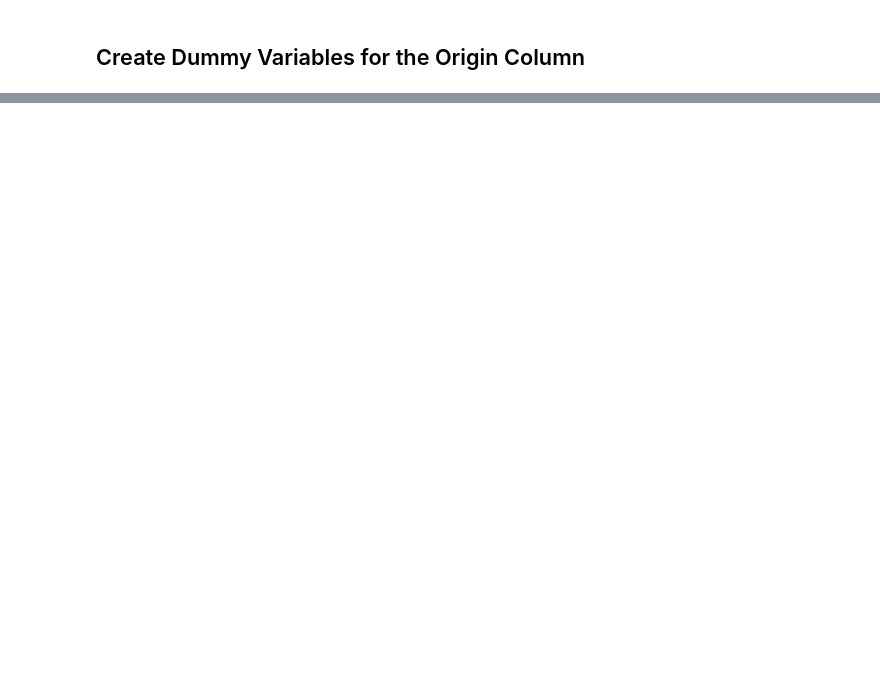
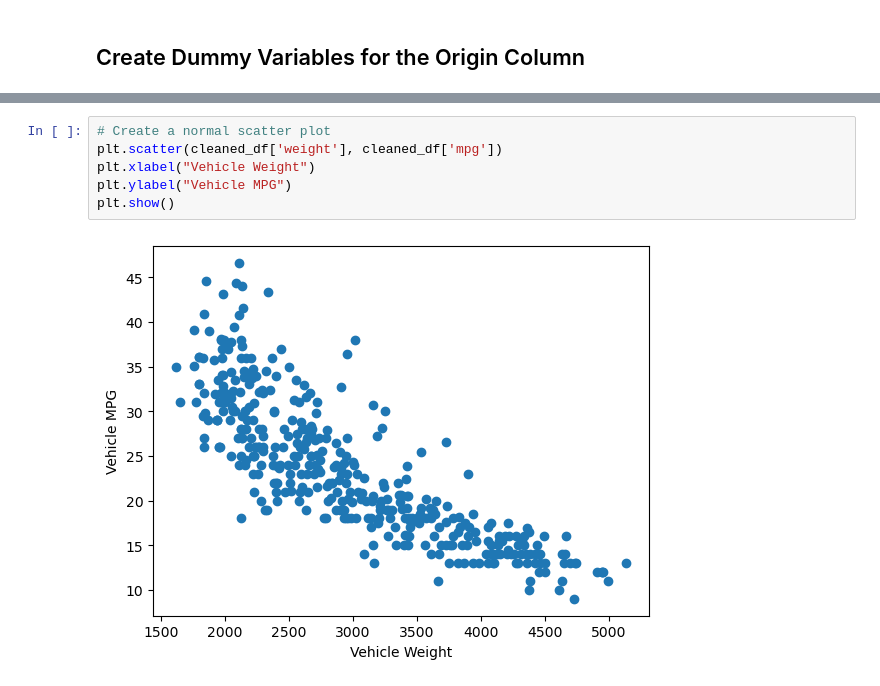
Before and after one commit to LincolnBrownBellevue/DSC550, a Jupyter notebook: Wk04/DSC550_Wk4Assignment_LincolnBrown.ipynb, the cells around one changed output, grey strips where cells are left out. Cells and saved outputs as stored; diff of their text form; blank space fills up the shorter version.

```diff
--- a/Wk04/DSC550_Wk4Assignment_LincolnBrown.ipynb
+++ b/Wk04/DSC550_Wk4Assignment_LincolnBrown.ipynb
@@ -59,0 +142,8 @@ cleaned_df
+# %%
+# Create a normal scatter plot
+plt.scatter(cleaned_df['weight'], cleaned_df['mpg'])
+plt.xlabel("Vehicle Weight")
+plt.ylabel("Vehicle MPG")
+plt.show()
+# %% [output]
+[figure, added]
```
Also changed, not shown: parts of 38 cells of this notebook.
